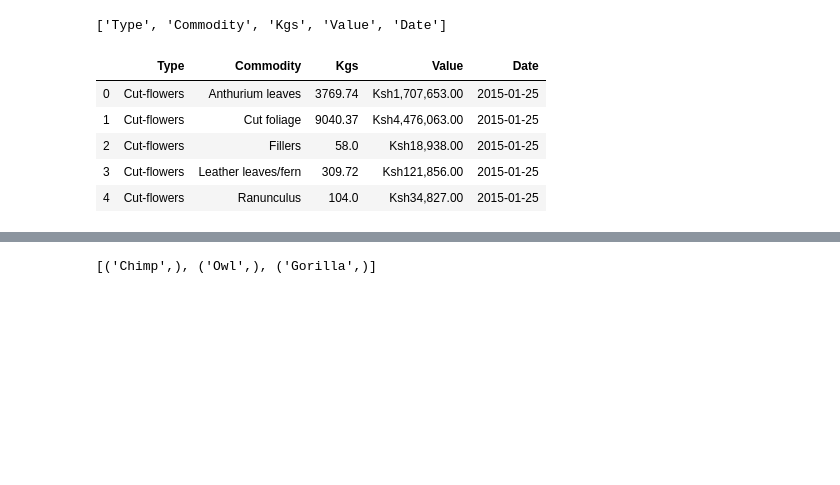
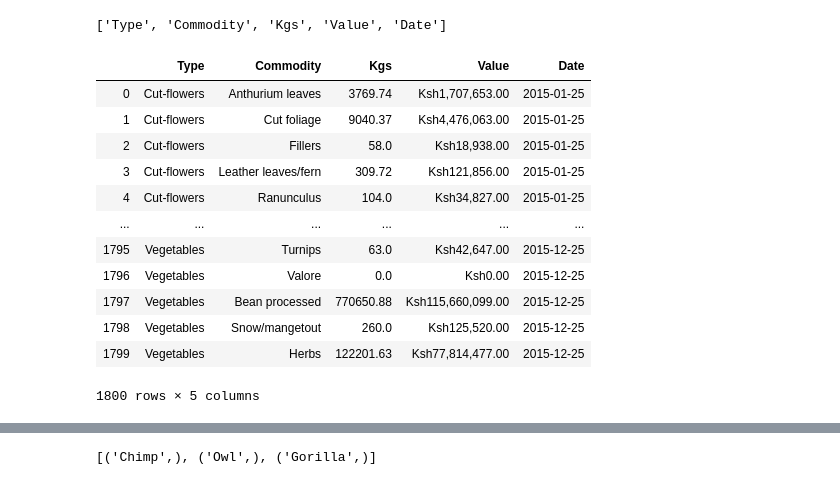
Before and after one commit to Tim-Abwao/psycopg2-basics, a Jupyter notebook: PostgreSQL Basics with Psycopg2.ipynb, the cells around one changed output, grey strips where cells are left out. Cells and saved outputs as stored; diff of their text form; code cells hidden in the pictures; blank space fills up the shorter version.

```diff
--- a/PostgreSQL Basics with Psycopg2.ipynb
+++ b/PostgreSQL Basics with Psycopg2.ipynb
@@ -183,12 +171,20 @@ cols
 # %% [output]
 ['Type', 'Commodity', 'Kgs', 'Value', 'Date']
 # %%
-df2=pd.DataFrame(stored_data, columns=cols)
-df2.head()
+cur.execute('SELECT * FROM exports;')
+stored_data=cur.fetchall()
+pd.DataFrame(stored_data, columns=cols)
 # %% [output]
 |  | Type | Commodity | Kgs | Value | Date |
 | 0 | Cut-flowers | Anthurium leaves | 3769.74 | Ksh1,707,653.00 | 2015-01-25 |
 | 1 | Cut-flowers | Cut foliage | 9040.37 | Ksh4,476,063.00 | 2015-01-25 |
 | 2 | Cut-flowers | Fillers | 58.0 | Ksh18,938.00 | 2015-01-25 |
 | 3 | Cut-flowers | Leather leaves/fern | 309.72 | Ksh121,856.00 | 2015-01-25 |
 | 4 | Cut-flowers | Ranunculus | 104.0 | Ksh34,827.00 | 2015-01-25 |
+| ... | ... | ... | ... | ... | ... |
+| 1795 | Vegetables | Turnips | 63.0 | Ksh42,647.00 | 2015-12-25 |
+| 1796 | Vegetables | Valore | 0.0 | Ksh0.00 | 2015-12-25 |
+| 1797 | Vegetables | Bean processed | 770650.88 | Ksh115,660,099.00 | 2015-12-25 |
+| 1798 | Vegetables | Snow/mangetout | 260.0 | Ksh125,520.00 | 2015-12-25 |
+| 1799 | Vegetables | Herbs | 122201.63 | Ksh77,814,477.00 | 2015-12-25 |
+1800 rows × 5 columns
```
Also changed, not shown: parts of 17 cells of this notebook, 1 other file.
